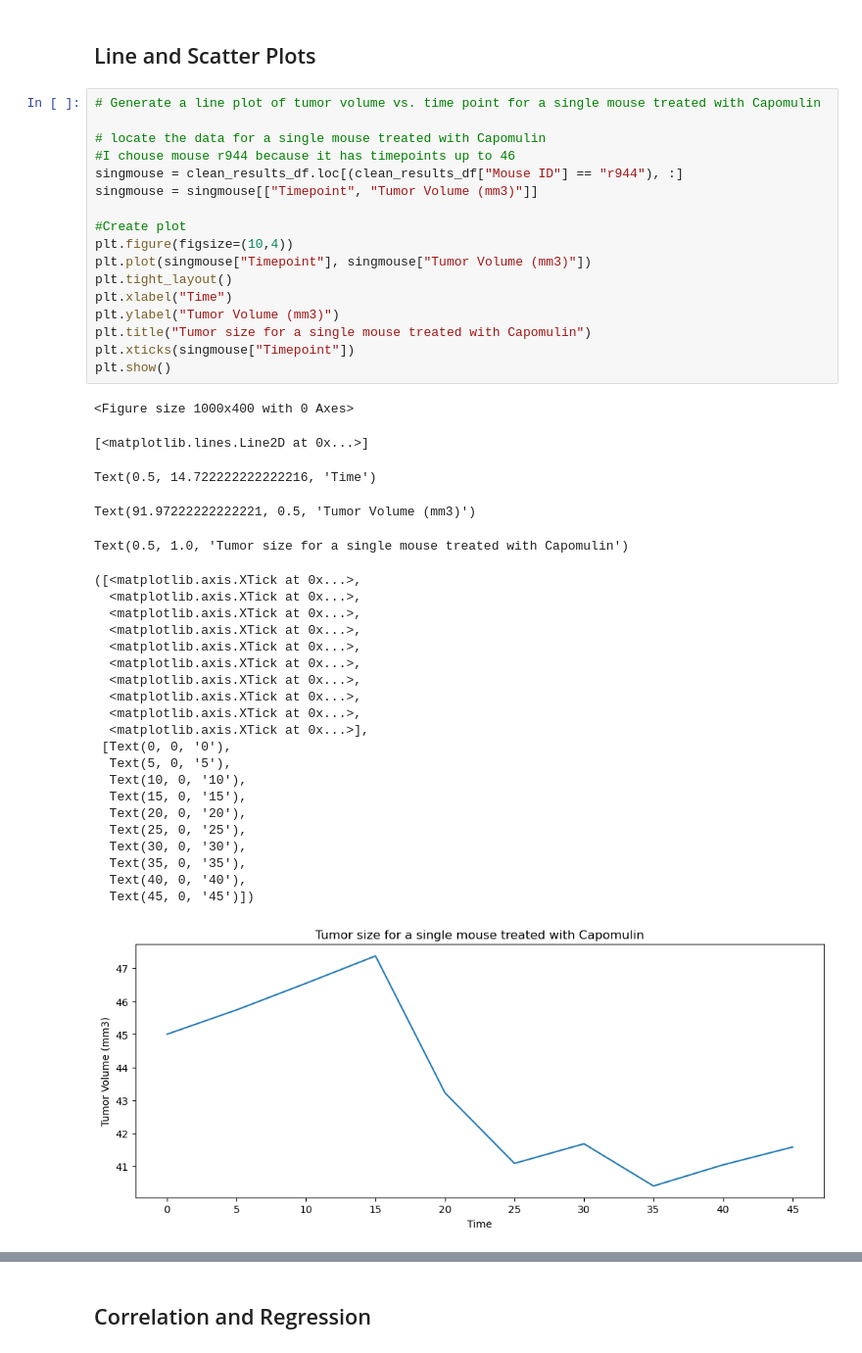
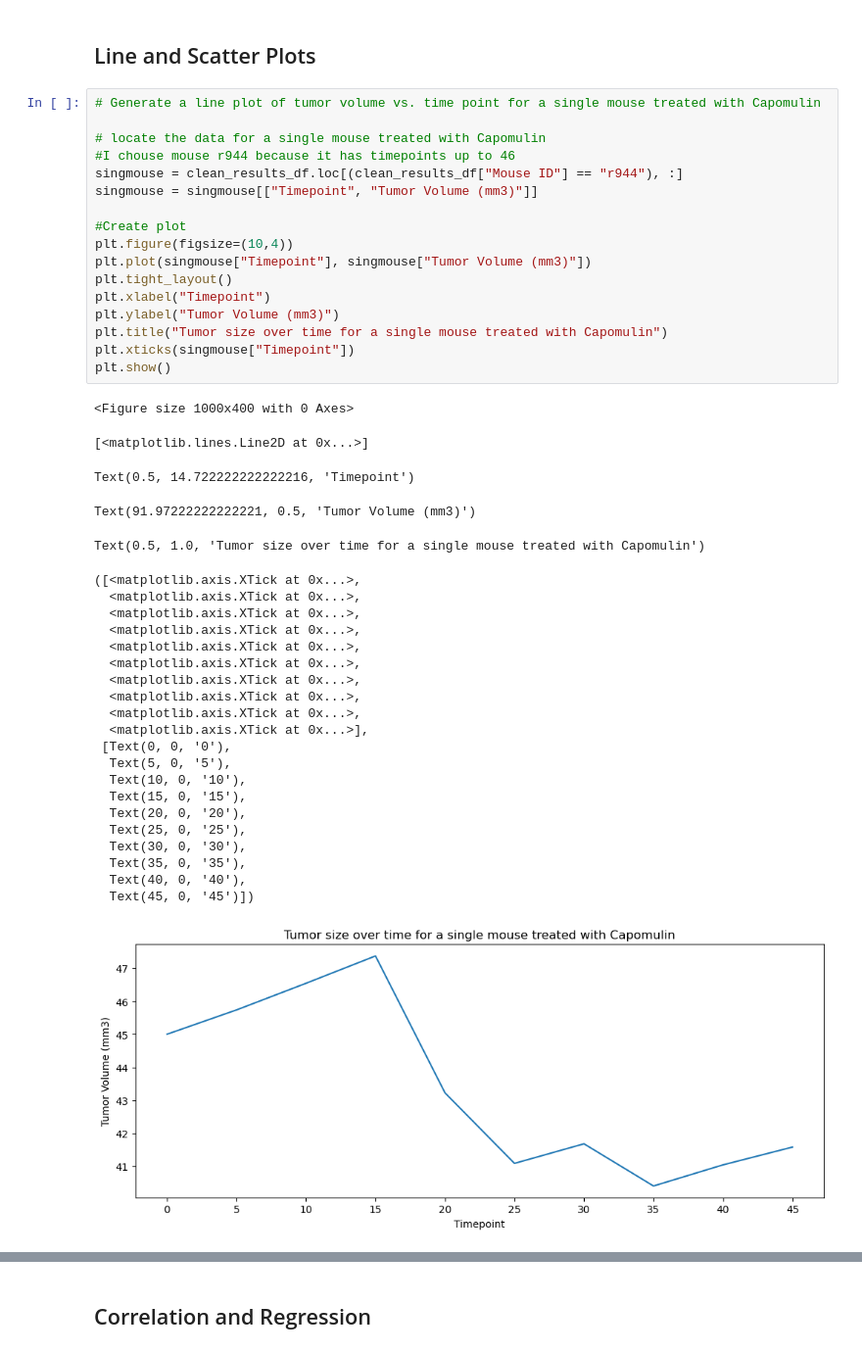
Before and after one commit to KyleKohlmeyer/Matplotlib_Challenge, a Jupyter notebook: pymaceuticals_code.ipynb, the cells around one changed output, grey strips where cells are left out. Shown at 98% size. Cells and saved outputs as stored; diff of their text form.

```diff
--- a/pymaceuticals_code.ipynb
+++ b/pymaceuticals_code.ipynb
@@ -442,37 +442,37 @@ singmouse = singmouse[["Timepoint", "Tumor Volume (mm3)"]]
 plt.figure(figsize=(10,4))
 plt.plot(singmouse["Timepoint"], singmouse["Tumor Volume (mm3)"])
 plt.tight_layout()
-plt.xlabel("Time")
+plt.xlabel("Timepoint")
 plt.ylabel("Tumor Volume (mm3)")
-plt.title("Tumor size for a single mouse treated with Capomulin")
+plt.title("Tumor size over time for a single mouse treated with Capomulin")
 plt.xticks(singmouse["Timepoint"])
 plt.show()
 # %% [output]
 <Figure size 1000x400 with 0 Axes>
 [<matplotlib.lines.Line2D at 0x...>]
-Text(0.5, 14.722222222222216, 'Time')
+Text(0.5, 14.722222222222216, 'Timepoint')
 Text(91.97222222222221, 0.5, 'Tumor Volume (mm3)')
-Text(0.5, 1.0, 'Tumor size for a single mouse treated with Capomulin')
+Text(0.5, 1.0, 'Tumor size over time for a single mouse treated with Capomulin')
 ([<matplotlib.axis.XTick at 0x...>,
   <matplotlib.axis.XTick at 0x...>,
   <matplotlib.axis.XTick at 0x...>,
   <matplotlib.axis.XTick at 0x...>,
   <matplotlib.axis.XTick at 0x...>,
   <matplotlib.axis.XTick at 0x...>,
   <matplotlib.axis.XTick at 0x...>,
   <matplotlib.axis.XTick at 0x...>,
   <matplotlib.axis.XTick at 0x...>,
   <matplotlib.axis.XTick at 0x...>],
  [Text(0, 0, '0'),
   Text(5, 0, '5'),
   Text(10, 0, '10'),
   Text(15, 0, '15'),
   Text(20, 0, '20'),
   Text(25, 0, '25'),
   Text(30, 0, '30'),
   Text(35, 0, '35'),
   Text(40, 0, '40'),
   Text(45, 0, '45')])
-[figure, old version]
+[figure, new version]
 # %%
 # Generate a scatter plot of mouse weight vs. the average observed tumor volume for the entire Capomulin regimen
```
Also changed, not shown: parts of 5 cells of this notebook.
